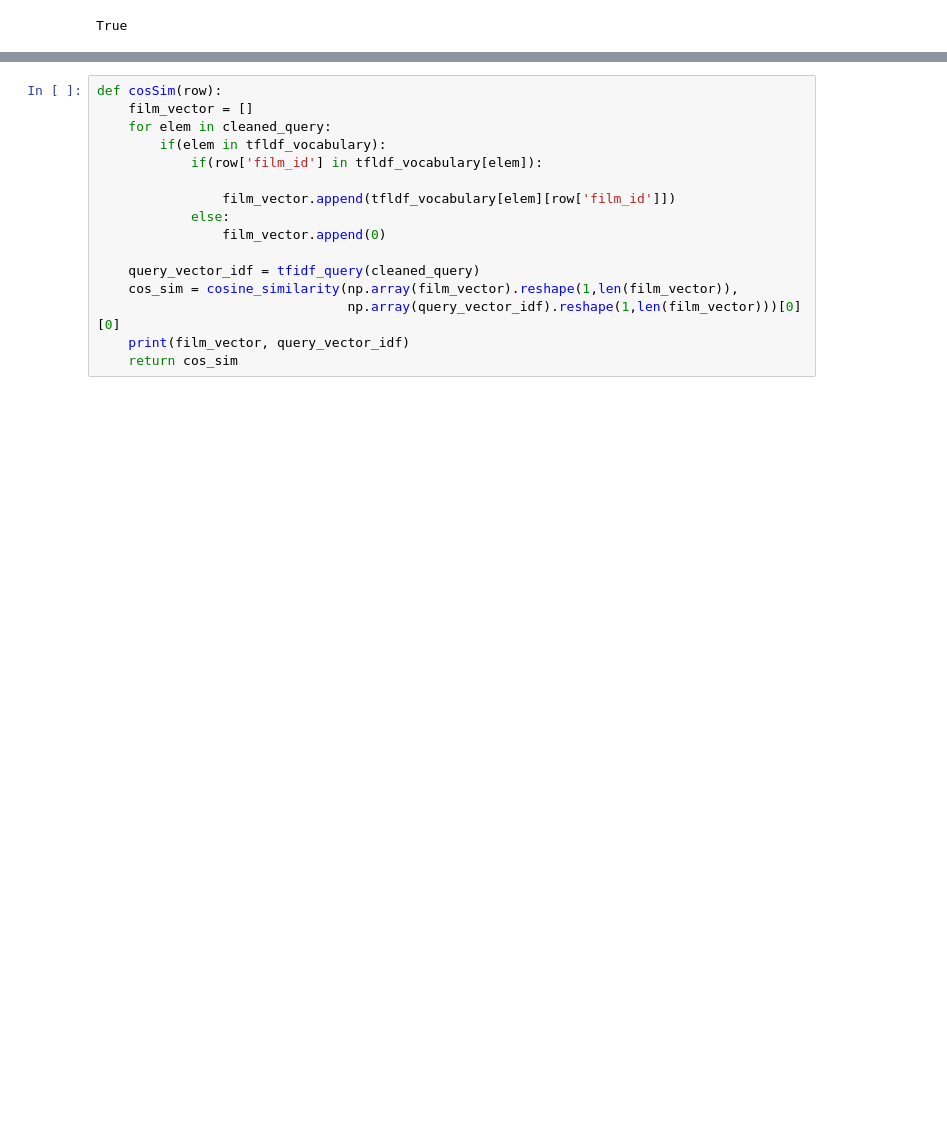
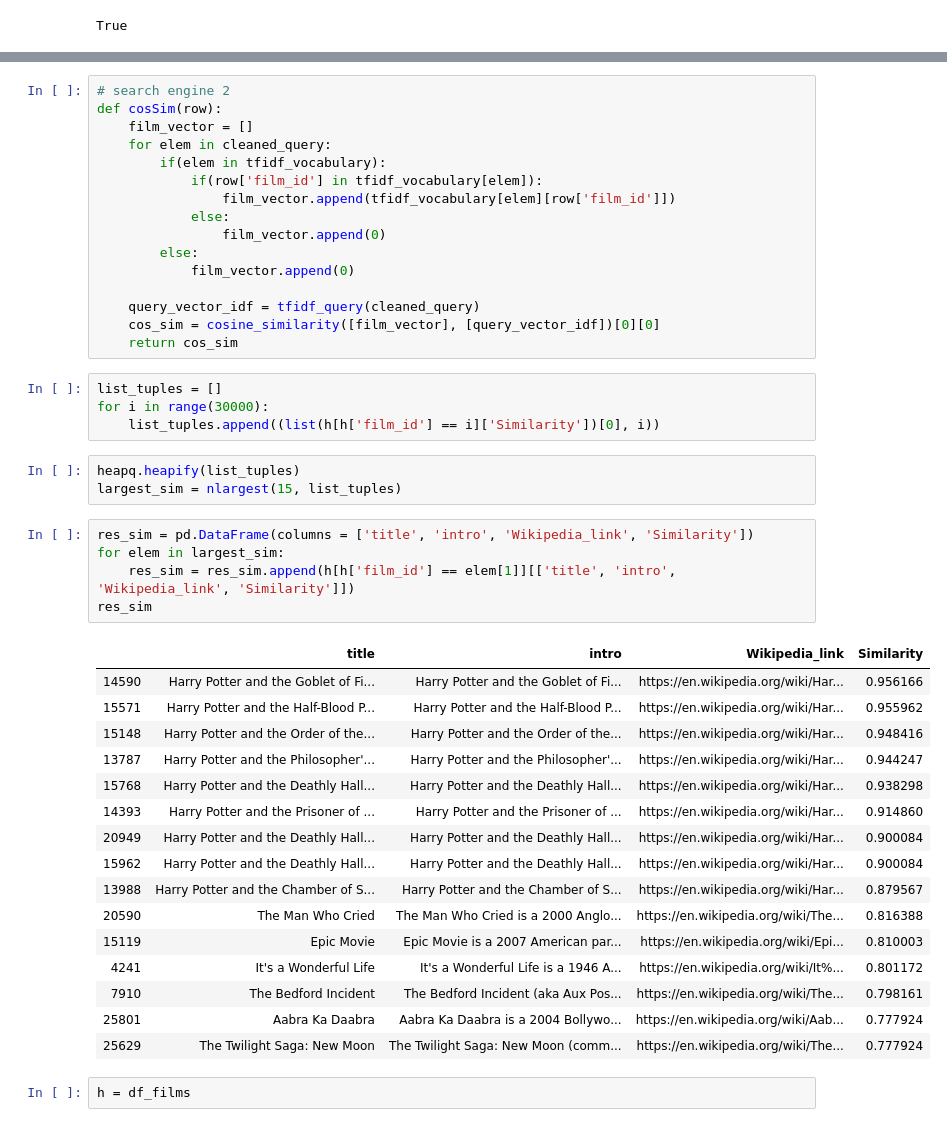
Before and after one commit to DavideZingaro/HW3, a Jupyter notebook: homework_3.ipynb, the cells around one changed output, grey strips where cells are left out. Cells and saved outputs as stored; diff of their text form; blank space fills up the shorter version.

```diff
--- a/homework_3.ipynb
+++ b/homework_3.ipynb
@@ -352,17 +401,48 @@ True
 # %%
+# search engine 2
 def cosSim(row):
     film_vector = []
     for elem in cleaned_query:
-        if(elem in tfldf_vocabulary):
-            if(row['film_id'] in tfldf_vocabulary[elem]):
-
-                film_vector.append(tfldf_vocabulary[elem][row['film_id']])
+        if(elem in tfidf_vocabulary):
+            if(row['film_id'] in tfidf_vocabulary[elem]):
+                film_vector.append(tfidf_vocabulary[elem][row['film_id']])
             else:
                 film_vector.append(0)
+        else:
+            film_vector.append(0)
 
     query_vector_idf = tfidf_query(cleaned_query)
-    cos_sim = cosine_similarity(np.array(film_vector).reshape(1,len(film_vector)),
-                                np.array(query_vector_idf).reshape(1,len(film_vector)))[0][0]
-    print(film_vector, query_vector_idf)
+    cos_sim = cosine_similarity([film_vector], [query_vector_idf])[0][0]
     return cos_sim
+# %%
+list_tuples = []
+for i in range(30000):
+    list_tuples.append((list(h[h['film_id'] == i]['Similarity'])[0], i))
+# %%
+heapq.heapify(list_tuples)
+largest_sim = nlargest(15, list_tuples)
+# %%
+res_sim = pd.DataFrame(columns = ['title', 'intro', 'Wikipedia_link', 'Similarity'])
+for elem in largest_sim:
+    res_sim = res_sim.append(h[h['film_id'] == elem[1]][['title', 'intro', 'Wikipedia_link', 'Similarity']])
+res_sim
+# %% [output]
+|  | title | intro | Wikipedia_link | Similarity |
+| 14590 | Harry Potter and the Goblet of Fi... | Harry Potter and the Goblet of Fi... | https://en.wikipedia.org/wiki/Har... | 0.956166 |
+| 15571 | Harry Potter and the Half-Blood P... | Harry Potter and the Half-Blood P... | https://en.wikipedia.org/wiki/Har... | 0.955962 |
+| 15148 | Harry Potter and the Order of the... | Harry Potter and the Order of the... | https://en.wikipedia.org/wiki/Har... | 0.948416 |
+| 13787 | Harry Potter and the Philosopher'... | Harry Potter and the Philosopher'... | https://en.wikipedia.org/wiki/Har... | 0.944247 |
+| 15768 | Harry Potter and the Deathly Hall... | Harry Potter and the Deathly Hall... | https://en.wikipedia.org/wiki/Har... | 0.938298 |
+| 14393 | Harry Potter and the Prisoner of ... | Harry Potter and the Prisoner of ... | https://en.wikipedia.org/wiki/Har... | 0.914860 |
+| 20949 | Harry Potter and the Deathly Hall... | Harry Potter and the Deathly Hall... | https://en.wikipedia.org/wiki/Har... | 0.900084 |
+| 15962 | Harry Potter and the Deathly Hall... | Harry Potter and the Deathly Hall... | https://en.wikipedia.org/wiki/Har... | 0.900084 |
+| 13988 | Harry Potter and the Chamber of S... | Harry Potter and the Chamber of S... | https://en.wikipedia.org/wiki/Har... | 0.879567 |
+| 20590 | The Man Who Cried | The Man Who Cried is a 2000 Anglo... | https://en.wikipedia.org/wiki/The... | 0.816388 |
+| 15119 | Epic Movie | Epic Movie is a 2007 American par... | https://en.wikipedia.org/wiki/Epi... | 0.810003 |
+| 4241 | It's a Wonderful Life | It's a Wonderful Life is a 1946 A... | https://en.wikipedia.org/wiki/It%... | 0.801172 |
+| 7910 | The Bedford Incident | The Bedford Incident (aka Aux Pos... | https://en.wikipedia.org/wiki/The... | 0.798161 |
+| 25801 | Aabra Ka Daabra | Aabra Ka Daabra is a 2004 Bollywo... | https://en.wikipedia.org/wiki/Aab... | 0.777924 |
+| 25629 | The Twilight Saga: New Moon | The Twilight Saga: New Moon (comm... | https://en.wikipedia.org/wiki/The... | 0.777924 |
+# %%
+h = df_films
 # %%
```
Also changed, not shown: parts of 14 cells of this notebook.
